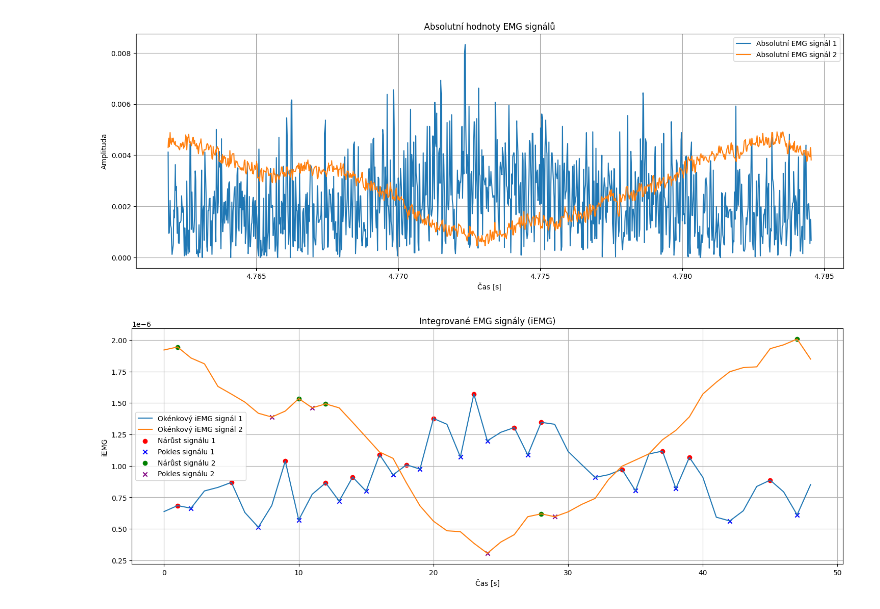
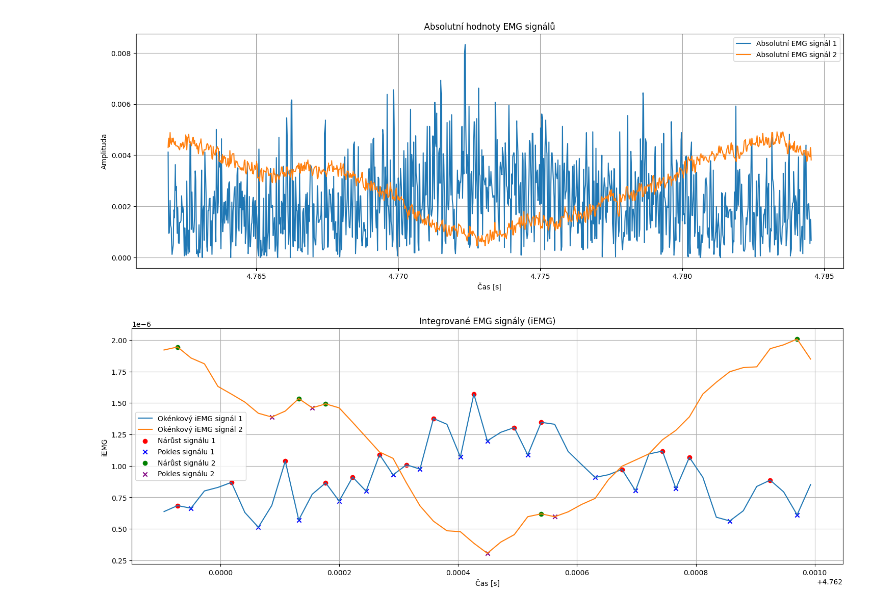
Before and after one commit to markuss23/ujep, a Jupyter notebook: msf/msf/emg.ipynb, the cells around one changed output. Saved outputs shown, nothing was run; the diff lists cells and outputs as text; code cells hidden in the pictures.

```diff
--- a/msf/msf/emg.ipynb
+++ b/msf/msf/emg.ipynb
@@ -71,38 +71,39 @@ def find_peaks_troughs(signal):
 
 # Definujeme velikost okénka
 window_size = 20
 
 
 # Výpočet okénkového iEMG pro oba signály
 windowed_iemg1 = windowed_iemg(emg1, time, window_size)
 windowed_iemg2 = windowed_iemg(emg2, time, window_size)
 
 
 # Nalezení nárůstů a poklesů v okénkových iEMG signálech
 peaks1, troughs1 = find_peaks_troughs(windowed_iemg1)
 peaks2, troughs2 = find_peaks_troughs(windowed_iemg2)
 
 
 # Vykreslení iEMG signálů
 plt.figure(figsize=(18, 6))
-plt.plot(range(len(windowed_iemg1)), windowed_iemg1, label='Okénkový iEMG signál 1')
-plt.plot(range(len(windowed_iemg2)), windowed_iemg2, label='Okénkový iEMG signál 2')
+# plt.plot(range(len(windowed_iemg1)), windowed_iemg1, label='Okénkový iEMG signál 1')
+# plt.plot(range(len(windowed_iemg2)), windowed_iemg2, label='Okénkový iEMG signál 2')
+plt.plot(time[:len(windowed_iemg1)], windowed_iemg1, label='Okénkový iEMG signál 1')
+plt.plot(time[:len(windowed_iemg2)], windowed_iemg2, label='Okénkový iEMG signál 2')
 
 
 # Označení nárůstů a poklesů pro signál 1
-plt.scatter(peaks1, windowed_iemg1[peaks1], color='red', marker='o', label='Nárůst signálu 1')
-plt.scatter(troughs1, windowed_iemg1[troughs1], color='blue', marker='x', label='Pokles signálu 1')
+plt.scatter(time[peaks1], windowed_iemg1[peaks1], color='red', marker='o', label='Nárůst signálu 1')
+plt.scatter(time[troughs1], windowed_iemg1[troughs1], color='blue', marker='x', label='Pokles signálu 1')
 
 # Označení nárůstů a poklesů pro signál 2
-plt.scatter(peaks2, windowed_iemg2[peaks2], color='green', marker='o', label='Nárůst signálu 2')
-plt.scatter(troughs2, windowed_iemg2[troughs2], color='purple', marker='x', label='Pokles signálu 2')
-
+plt.scatter(time[peaks2], windowed_iemg2[peaks2], color='green', marker='o', label='Nárůst signálu 2')
+plt.scatter(time[troughs2], windowed_iemg2[troughs2], color='purple', marker='x', label='Pokles signálu 2')
 
 plt.title('Integrované EMG signály (iEMG)')
 plt.xlabel('Čas [s]')
 plt.ylabel('iEMG')
 plt.legend()
 plt.grid(True)
 plt.show()
 # %% [output]
-[figure, old version]
+[figure, new version]
```
